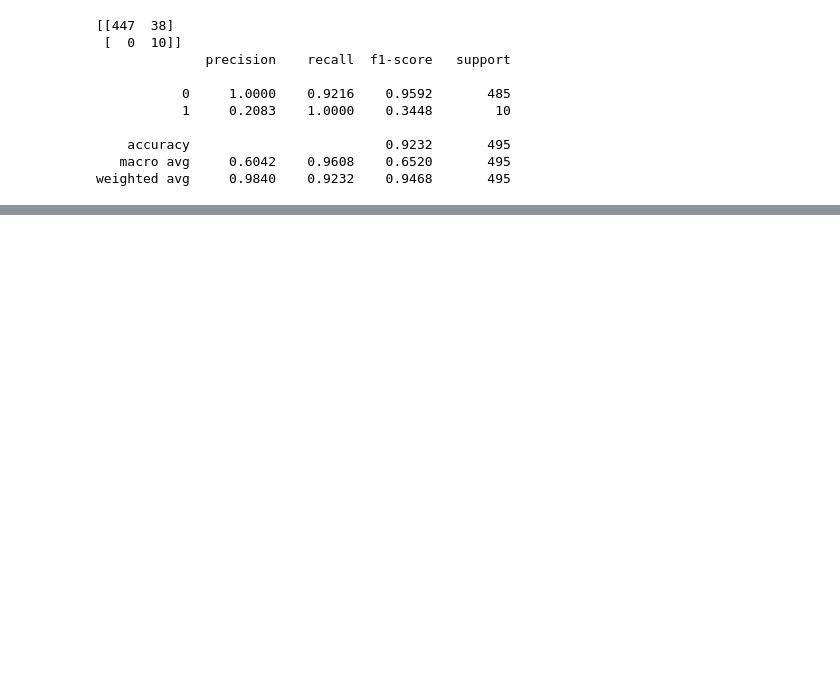
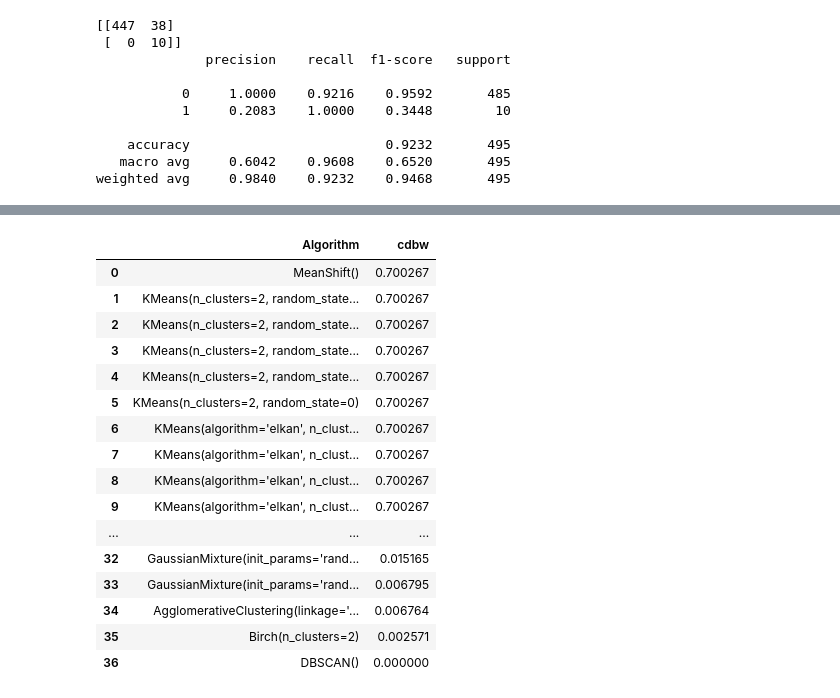
Before and after one commit to andersonneira/tese_resultados, a Jupyter notebook: caso_de_uso_3/experimento_2/code exp 2.ipynb, the cells around one changed output, grey strips where cells are left out. Drawn from its saved outputs; the diff is of its cells as text; code cells hidden in the pictures; blank space fills up the shorter version.

```diff
--- a/caso_de_uso_3/experimento_2/code exp 2.ipynb
+++ b/caso_de_uso_3/experimento_2/code exp 2.ipynb
@@ -216,0 +312,8 @@ plt.clf()
+# %%
+cols = early_warning.columns[55:361]
+print(cols)
+limit = 542
+init = 47
+x_train_novo = early_warning[cols].copy()[init:limit]
+y_real_novo = early_warning['has_bot'][init:limit]
+x_train_novo = x_train_novo.fillna(0)
@@ -216,0 +336,26 @@ plt.clf()
+# %%
+pca = FastICA(n_components=3).fit(x_train_novo)
+novo  = pca.transform(x_train_novo)
+# %%
+resultado3 = announce(pd.DataFrame(novo),number_clusters=2,cluster_validity_metric = 'cdbw')
+pd.set_option('display.max_rows', resultado3.shape[0]+1)
+resultado3.to_csv("resultado_fs_exp_1.csv", sep=";")
+resultado3
+# %% [output]
+|  | Algorithm | cdbw |
+| 0 | MeanShift() | 0.700267 |
+| 1 | KMeans(n_clusters=2, random_state... | 0.700267 |
+| 2 | KMeans(n_clusters=2, random_state... | 0.700267 |
+| 3 | KMeans(n_clusters=2, random_state... | 0.700267 |
+| 4 | KMeans(n_clusters=2, random_state... | 0.700267 |
+| 5 | KMeans(n_clusters=2, random_state=0) | 0.700267 |
+| 6 | KMeans(algorithm='elkan', n_clust... | 0.700267 |
+| 7 | KMeans(algorithm='elkan', n_clust... | 0.700267 |
+| 8 | KMeans(algorithm='elkan', n_clust... | 0.700267 |
+| 9 | KMeans(algorithm='elkan', n_clust... | 0.700267 |
+| ... | ... | ... |
+| 32 | GaussianMixture(init_params='rand... | 0.015165 |
+| 33 | GaussianMixture(init_params='rand... | 0.006795 |
+| 34 | AgglomerativeClustering(linkage='... | 0.006764 |
+| 35 | Birch(n_clusters=2) | 0.002571 |
+| 36 | DBSCAN() | 0.000000 |
```
Also changed, not shown: parts of 14 cells of this notebook, 19 other files.
